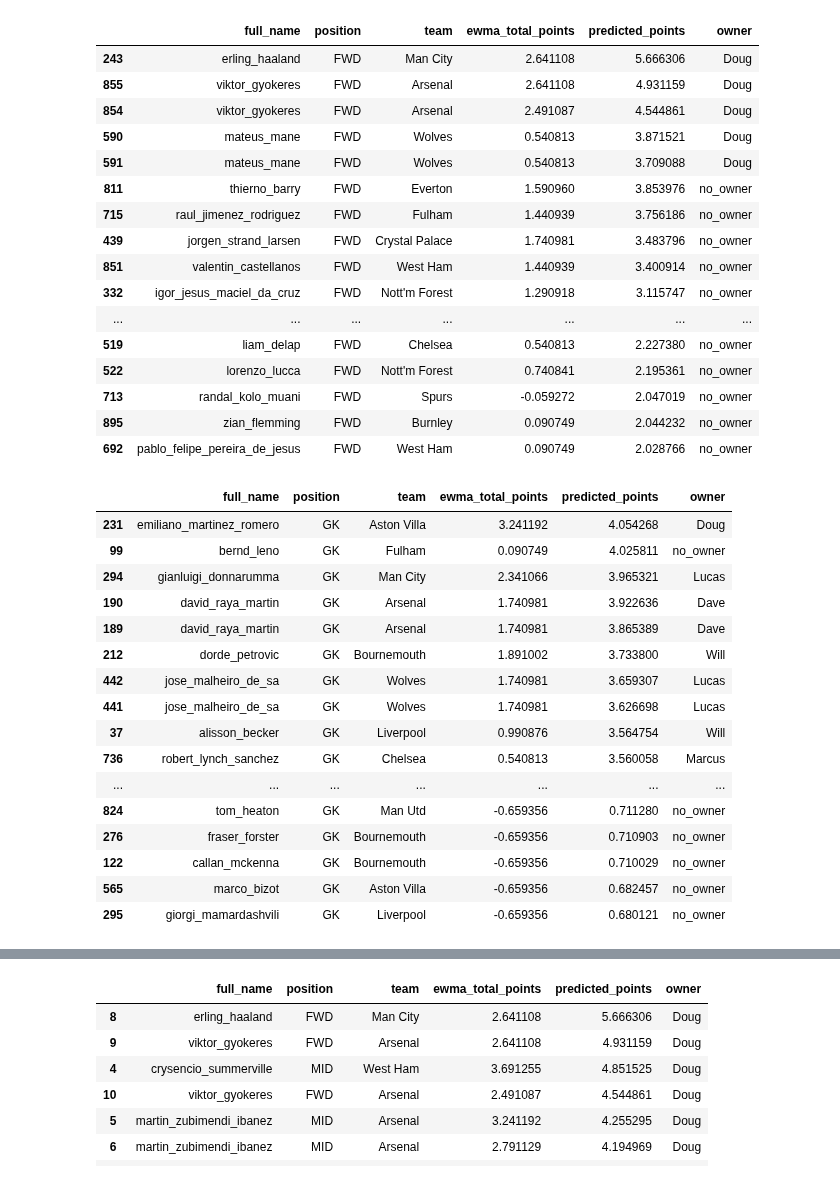
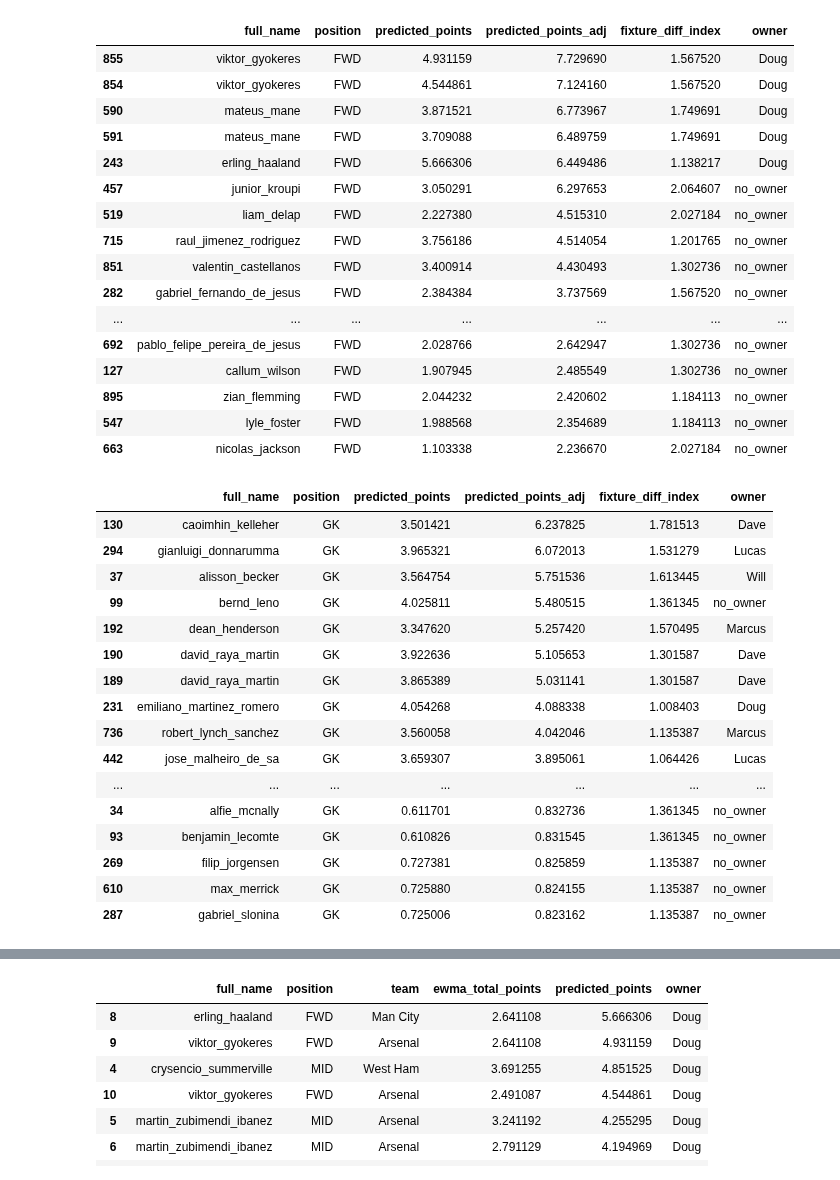
Before and after one commit to doug-ellis/draft_fpl_2526, a Jupyter notebook: transfer/outputs/looking_gw27.ipynb, the cells around one changed output, grey strips where cells are left out. Saved outputs shown, nothing was run; the diff lists cells and outputs as text; code cells hidden in the pictures.

```diff
--- a/transfer/outputs/looking_gw27.ipynb
+++ b/transfer/outputs/looking_gw27.ipynb
@@ -5,8 +5,8 @@ import matplotlib.pyplot as plt
 from other_funcs import *
 # %%
 df = pd.read_csv('predictions/predicted_gw27_simple.csv')
-df_sorted = df.sort_values('predicted_points', ascending=False)
-fixture_difficulty = pd.read_csv('fixture_difficulty/fixture_difficulty_gw27.csv', index_col='team')
+df_sorted = df.sort_values('predicted_points_adj', ascending=False)
+fixture_difficulty = pd.read_csv('fixture_difficulty/fixture_difficulty_gw27.csv')
 # %%
 df_sorted.query('owner==88376.0')
 # %% [output]
@@ -180,43 +96,43 @@ fixture_difficulty.sort_values('avg_points_conceded_FWD_opponent', ascending=Fal
 # %%
-transfer_df.query('position=="FWD"').sort_values(['owner', 'predicted_points'], ascending=[True, False]).head(20)
+transfer_df.query('position=="FWD"').sort_values(['owner', 'predicted_points_adj'], ascending=[True, False]).head(20)
 # %% [output]
-|  | full_name | position | team | ewma_total_points | predicted_points | owner |
-| 243 | erling_haaland | FWD | Man City | 2.641108 | 5.666306 | Doug |
-| 855 | viktor_gyokeres | FWD | Arsenal | 2.641108 | 4.931159 | Doug |
-| 854 | viktor_gyokeres | FWD | Arsenal | 2.491087 | 4.544861 | Doug |
-| 590 | mateus_mane | FWD | Wolves | 0.540813 | 3.871521 | Doug |
-| 591 | mateus_mane | FWD | Wolves | 0.540813 | 3.709088 | Doug |
-| 811 | thierno_barry | FWD | Everton | 1.590960 | 3.853976 | no_owner |
-| 715 | raul_jimenez_rodriguez | FWD | Fulham | 1.440939 | 3.756186 | no_owner |
-| 439 | jorgen_strand_larsen | FWD | Crystal Palace | 1.740981 | 3.483796 | no_owner |
-| 851 | valentin_castellanos | FWD | West Ham | 1.440939 | 3.400914 | no_owner |
-| 332 | igor_jesus_maciel_da_cruz | FWD | Nott'm Forest | 1.290918 | 3.115747 | no_owner |
+|  | full_name | position | predicted_points | predicted_points_adj | fixture_diff_index | owner |
+| 855 | viktor_gyokeres | FWD | 4.931159 | 7.729690 | 1.567520 | Doug |
+| 854 | viktor_gyokeres | FWD | 4.544861 | 7.124160 | 1.567520 | Doug |
+| 590 | mateus_mane | FWD | 3.871521 | 6.773967 | 1.749691 | Doug |
+| 591 | mateus_mane | FWD | 3.709088 | 6.489759 | 1.749691 | Doug |
+| 243 | erling_haaland | FWD | 5.666306 | 6.449486 | 1.138217 | Doug |
+| 457 | junior_kroupi | FWD | 3.050291 | 6.297653 | 2.064607 | no_owner |
+| 519 | liam_delap | FWD | 2.227380 | 4.515310 | 2.027184 | no_owner |
+| 715 | raul_jimenez_rodriguez | FWD | 3.756186 | 4.514054 | 1.201765 | no_owner |
+| 851 | valentin_castellanos | FWD | 3.400914 | 4.430493 | 1.302736 | no_owner |
+| 282 | gabriel_fernando_de_jesus | FWD | 2.384384 | 3.737569 | 1.567520 | no_owner |
 | ... | ... | ... | ... | ... | ... | ... |
-| 519 | liam_delap | FWD | Chelsea | 0.540813 | 2.227380 | no_owner |
-| 522 | lorenzo_lucca | FWD | Nott'm Forest | 0.740841 | 2.195361 | no_owner |
-| 713 | randal_kolo_muani | FWD | Spurs | -0.059272 | 2.047019 | no_owner |
-| 895 | zian_flemming | FWD | Burnley | 0.090749 | 2.044232 | no_owner |
-| 692 | pablo_felipe_pereira_de_jesus | FWD | West Ham | 0.090749 | 2.028766 | no_owner |
+| 692 | pablo_felipe_pereira_de_jesus | FWD | 2.028766 | 2.642947 | 1.302736 | no_owner |
+| 127 | callum_wilson | FWD | 1.907945 | 2.485549 | 1.302736 | no_owner |
+| 895 | zian_flemming | FWD | 2.044232 | 2.420602 | 1.184113 | no_owner |
+| 547 | lyle_foster | FWD | 1.988568 | 2.354689 | 1.184113 | no_owner |
+| 663 | nicolas_jackson | FWD | 1.103338 | 2.236670 | 2.027184 | no_owner |
 # %%
 df_sorted.query('position=="GK"').head(50)
 # %% [output]
-|  | full_name | position | team | ewma_total_points | predicted_points | owner |
-| 231 | emiliano_martinez_romero | GK | Aston Villa | 3.241192 | 4.054268 | Doug |
-| 99 | bernd_leno | GK | Fulham | 0.090749 | 4.025811 | no_owner |
-| 294 | gianluigi_donnarumma | GK | Man City | 2.341066 | 3.965321 | Lucas |
-| 190 | david_raya_martin | GK | Arsenal | 1.740981 | 3.922636 | Dave |
-| 189 | david_raya_martin | GK | Arsenal | 1.740981 | 3.865389 | Dave |
-| 212 | dorde_petrovic | GK | Bournemouth | 1.891002 | 3.733800 | Will |
-| 442 | jose_malheiro_de_sa | GK | Wolves | 1.740981 | 3.659307 | Lucas |
-| 441 | jose_malheiro_de_sa | GK | Wolves | 1.740981 | 3.626698 | Lucas |
-| 37 | alisson_becker | GK | Liverpool | 0.990876 | 3.564754 | Will |
-| 736 | robert_lynch_sanchez | GK | Chelsea | 0.540813 | 3.560058 | Marcus |
+|  | full_name | position | predicted_points | predicted_points_adj | fixture_diff_index | owner |
+| 130 | caoimhin_kelleher | GK | 3.501421 | 6.237825 | 1.781513 | Dave |
+| 294 | gianluigi_donnarumma | GK | 3.965321 | 6.072013 | 1.531279 | Lucas |
+| 37 | alisson_becker | GK | 3.564754 | 5.751536 | 1.613445 | Will |
+| 99 | bernd_leno | GK | 4.025811 | 5.480515 | 1.361345 | no_owner |
+| 192 | dean_henderson | GK | 3.347620 | 5.257420 | 1.570495 | Marcus |
+| 190 | david_raya_martin | GK | 3.922636 | 5.105653 | 1.301587 | Dave |
+| 189 | david_raya_martin | GK | 3.865389 | 5.031141 | 1.301587 | Dave |
+| 231 | emiliano_martinez_romero | GK | 4.054268 | 4.088338 | 1.008403 | Doug |
+| 736 | robert_lynch_sanchez | GK | 3.560058 | 4.042046 | 1.135387 | Marcus |
+| 442 | jose_malheiro_de_sa | GK | 3.659307 | 3.895061 | 1.064426 | Lucas |
 | ... | ... | ... | ... | ... | ... | ... |
-| 824 | tom_heaton | GK | Man Utd | -0.659356 | 0.711280 | no_owner |
-| 276 | fraser_forster | GK | Bournemouth | -0.659356 | 0.710903 | no_owner |
-| 122 | callan_mckenna | GK | Bournemouth | -0.659356 | 0.710029 | no_owner |
-| 565 | marco_bizot | GK | Aston Villa | -0.659356 | 0.682457 | no_owner |
-| 295 | giorgi_mamardashvili | GK | Liverpool | -0.659356 | 0.680121 | no_owner |
+| 34 | alfie_mcnally | GK | 0.611701 | 0.832736 | 1.361345 | no_owner |
+| 93 | benjamin_lecomte | GK | 0.610826 | 0.831545 | 1.361345 | no_owner |
+| 269 | filip_jorgensen | GK | 0.727381 | 0.825859 | 1.135387 | no_owner |
+| 610 | max_merrick | GK | 0.725880 | 0.824155 | 1.135387 | no_owner |
+| 287 | gabriel_slonina | GK | 0.725006 | 0.823162 | 1.135387 | no_owner |
 # %%
 df_sorted.query('position=="DEF"').head(50)
 # %% [output]
```
Also changed, not shown: parts of 12 cells of this notebook, 2 other files.
